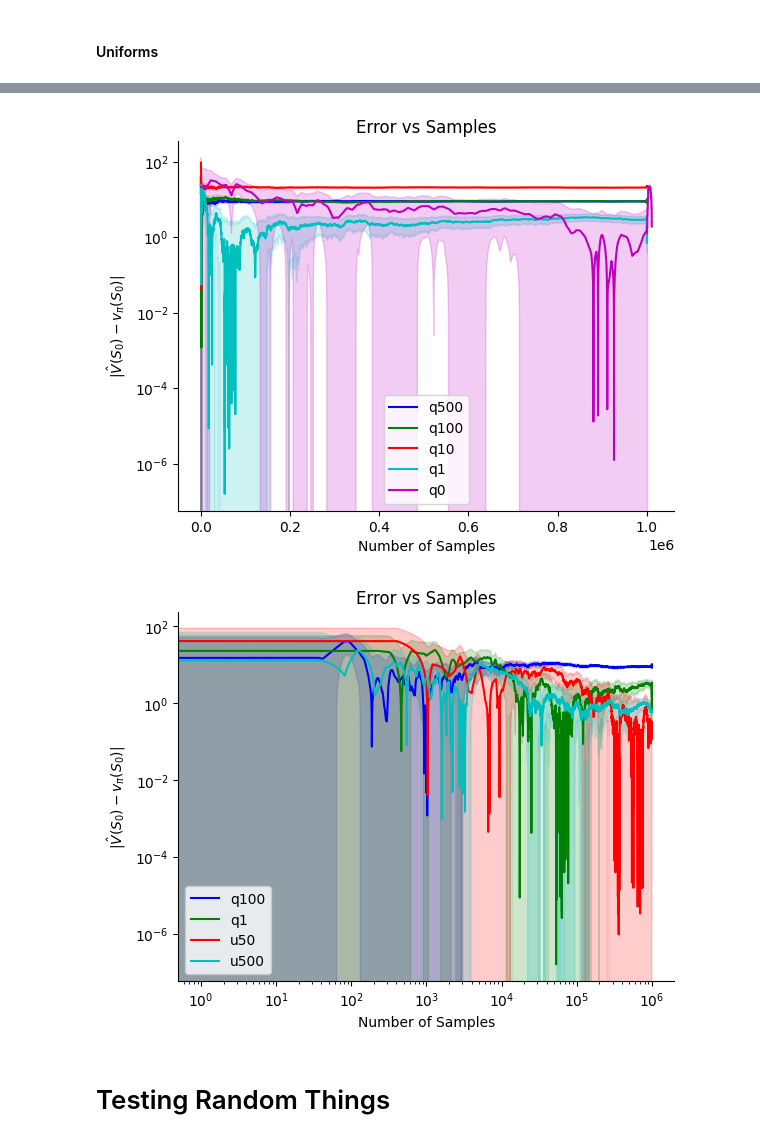
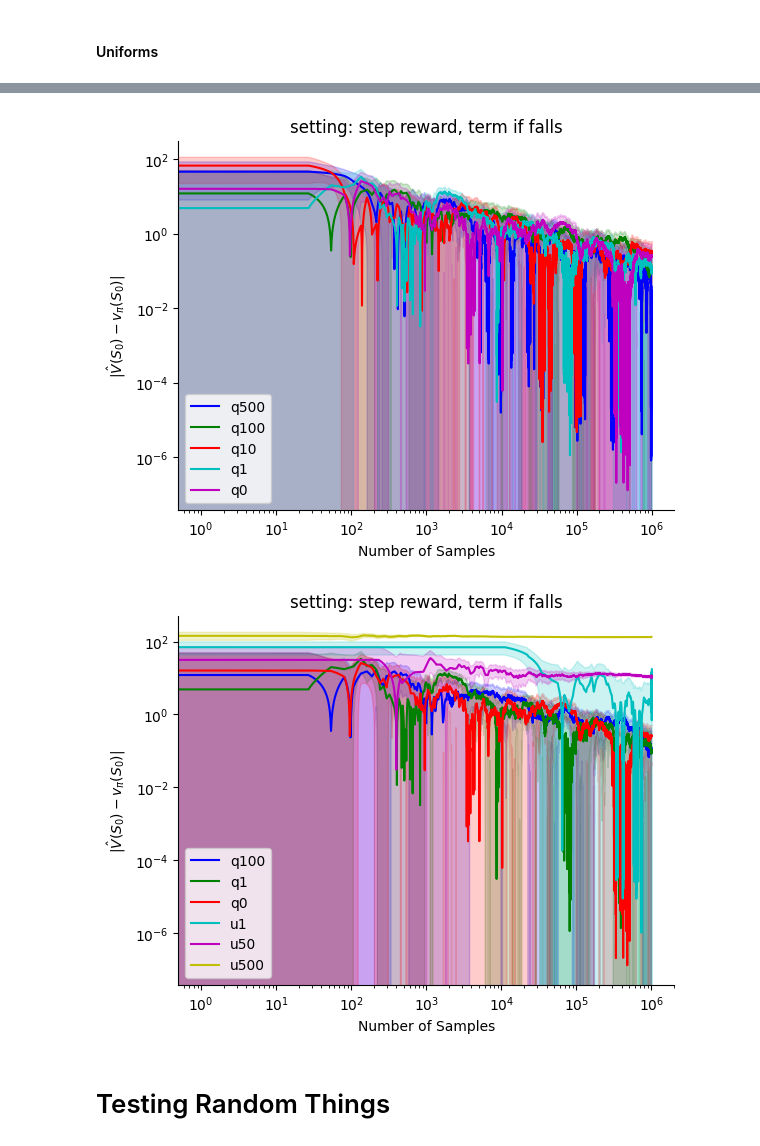
Before and after one commit to aa14k/adaptive_time, a Jupyter notebook: code/adaptive_time/notebooks/value_estimation.ipynb, the cells around one changed output, grey strips where cells are left out. Saved outputs shown, nothing was run; the diff lists cells and outputs as text; code cells hidden in the pictures.

Commit message:
Create all cartpole plots.

```diff
--- a/code/adaptive_time/notebooks/value_estimation.ipynb
+++ b/code/adaptive_time/notebooks/value_estimation.ipynb
@@ -133,30 +133,26 @@ We just need to store the fine grained rewards for each of these trajectories, a
 # %%
 
 # GENERATE_NEW_DATA = False
-GENERATE_NEW_DATA = True
-# GENERATE_NEW_DATA = args.generate_new_data
+# GENERATE_NEW_DATA = True
+GENERATE_NEW_DATA = args.generate_new_data
 
 # SAVE_TRAJECTORIES = False
-SAVE_TRAJECTORIES = True
-# SAVE_TRAJECTORIES = args.save_new_data
+# SAVE_TRAJECTORIES = True
+SAVE_TRAJECTORIES = args.save_new_data
 
-if args.terminate_env is not None:
-    SHOULD_TERMINATE = args.save_new_data
-else:
-    SHOULD_TERMINATE = False
-    # SHOULD_TERMINATE = True
+SHOULD_TERMINATE = args.terminate_env
+# SHOULD_TERMINATE = False
+# # SHOULD_TERMINATE = True
 
-if args.discrete_reward is not None:
-    discrete_reward = args.save_new_data
-else:
-    discrete_reward = False
-    # discrete_reward = True
+discrete_reward = args.discrete_reward
+# # discrete_reward = False
+# discrete_reward = True
 
 
-# SHOULD_TERMINATE = False
-SHOULD_TERMINATE = True
-# discrete_reward = False
-discrete_reward = True
+# # SHOULD_TERMINATE = False
+# SHOULD_TERMINATE = True
+# # discrete_reward = False
+# discrete_reward = True
 # %%
 
 if discrete_reward:
@@ -586,3 +574,10 @@ error_data = _values_data._replace(means=_means)
 error_y_label = "$|\hat{V}(S_0) - v_\pi(S_0)|$"
 # %% [markdown]
 ## Plotting
+# %%
+setting_name = "step reward" if discrete_reward else "smooth reward"
+setting_name += ", "
+setting_name += "term if falls" if SHOULD_TERMINATE else "(20k steps)"
+print(setting_name)
+
+title = f"setting: {setting_name}"
@@ -662,33 +657,35 @@ plt.savefig('quad_ylog.png')
 # %%
 
 ax = plot_utils.default_plot_mean_from_proc_data(
     error_data, "Number of Samples", error_y_label,
-    title="Error vs Samples", show=False, key_filter=lambda x: "q" in x,
+    title=title, show=False, key_filter=lambda x: "q" in x,
     add_stderr=True)
 
 ax.set_yscale('log')
 ax.set_xscale('log')
-plt.show()
 
 plt.savefig('quad_loglog.png')
+
+plt.show()
 # %% [output]
-[figure, old version]
+[figure, new version]
 # %%
-good = ["u50", "u500", "q1", "q100"]
+good = ["u1", "u50", "u500", "q0", "q1", "q100"]
 
 ax = plot_utils.default_plot_mean_from_proc_data(
     error_data, "Number of Samples", error_y_label,
-    title="Error vs Samples", show=False, key_filter=lambda x: x in good,
+    title=title, show=False, key_filter=lambda x: x in good,
     add_stderr=True)
 
 # ax.set_ylim(-2, 40)
 ax.set_xscale('log')
 ax.set_yscale('log')
-plt.show()
 
 plt.savefig('select_loglog.png')
+
+plt.show()
 # %% [output]
-[figure, old version]
+[figure, new version]
 # %% [markdown]
 # Testing Random Things
 # %%
```
Also changed, not shown: parts of 18 cells of this notebook, 2 other files.
